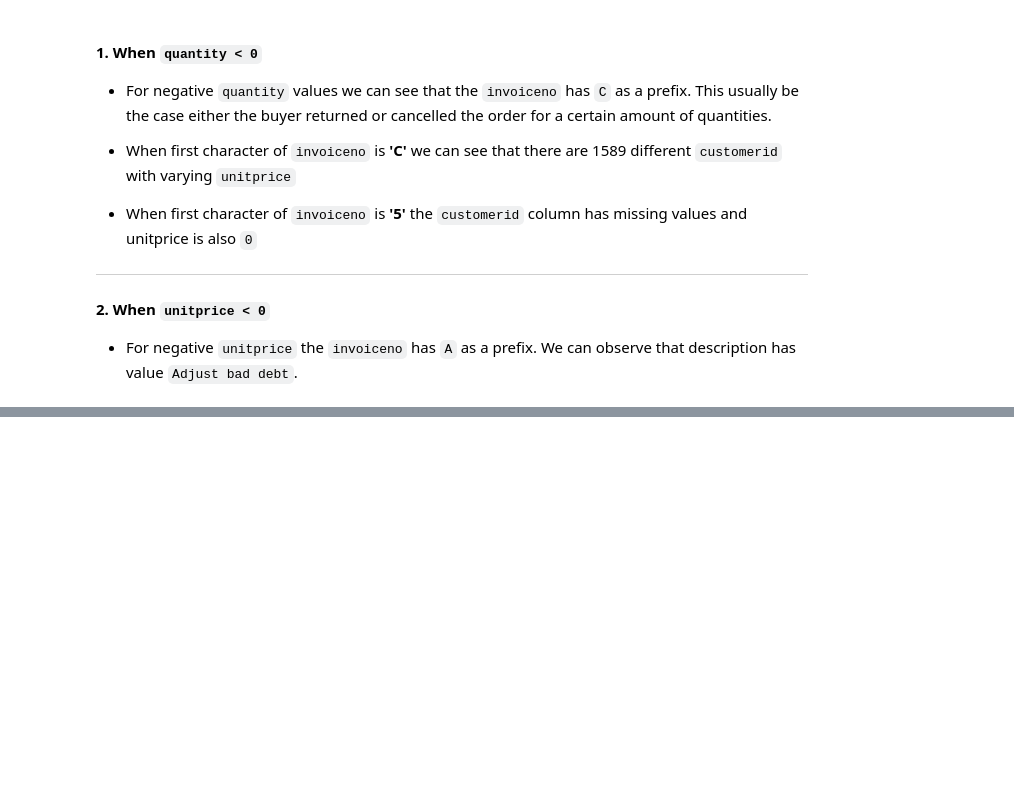
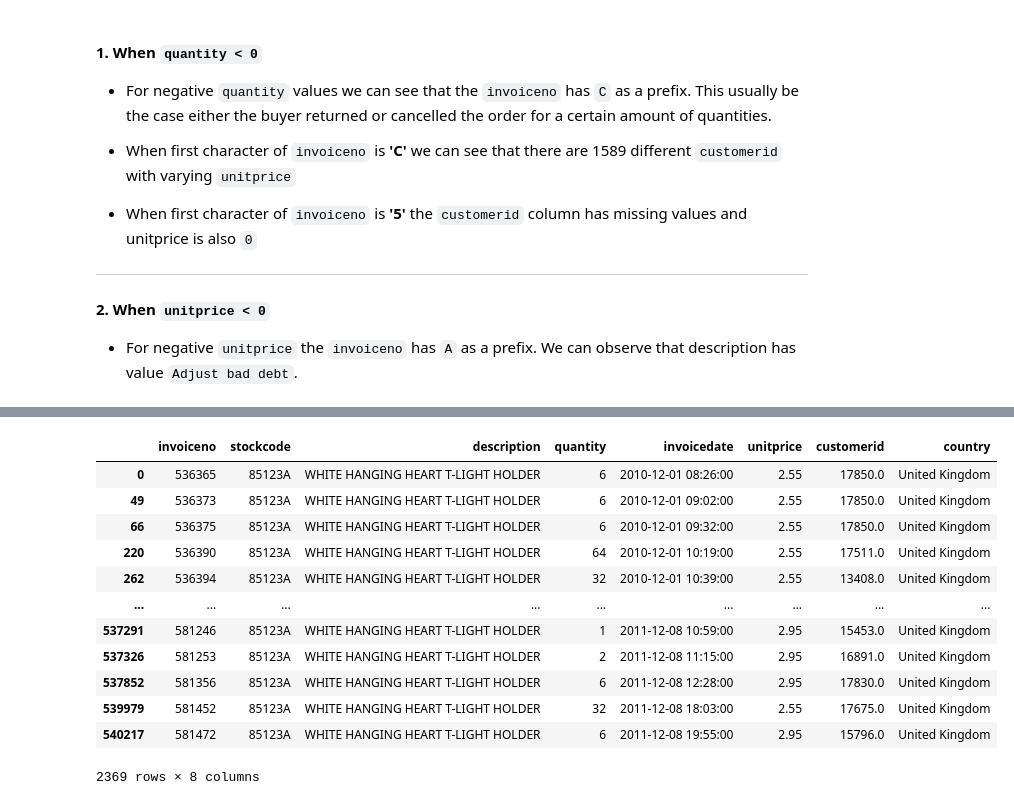
Before and after one commit to xsansha/Retail-Analytics, a Jupyter notebook: notebooks/3. Data_Transformation.ipynb, the cells around one changed output, grey strips where cells are left out. Drawn from its saved outputs; the diff is of its cells as text; code cells hidden in the pictures; blank space fills up the shorter version.

```diff
--- a/notebooks/3. Data_Transformation.ipynb
+++ b/notebooks/3. Data_Transformation.ipynb
@@ -126,0 +111,4 @@ display(negative_unit_price_df.head())
+# %%
+buyers_transaction_copy = buyers_transaction_df.copy(deep=True)
+
+buyers_transaction_copy["description"] = buyers_transaction_copy.description.astype(str)
@@ -126,0 +199,18 @@ display(negative_unit_price_df.head())
+# %%
+buyers_transaction_copy[
+                      buyers_transaction_copy["description"] == "WHITE HANGING HEART T-LIGHT HOLDER"
+                     ]
+# %% [output]
+|  | invoiceno | stockcode | description | quantity | invoicedate | unitprice | customerid | country |
+| 0 | 536365 | 85123A | WHITE HANGING HEART T-LIGHT HOLDER | 6 | 2010-12-01 08:26:00 | 2.55 | 17850.0 | United Kingdom |
+| 49 | 536373 | 85123A | WHITE HANGING HEART T-LIGHT HOLDER | 6 | 2010-12-01 09:02:00 | 2.55 | 17850.0 | United Kingdom |
+| 66 | 536375 | 85123A | WHITE HANGING HEART T-LIGHT HOLDER | 6 | 2010-12-01 09:32:00 | 2.55 | 17850.0 | United Kingdom |
+| 220 | 536390 | 85123A | WHITE HANGING HEART T-LIGHT HOLDER | 64 | 2010-12-01 10:19:00 | 2.55 | 17511.0 | United Kingdom |
+| 262 | 536394 | 85123A | WHITE HANGING HEART T-LIGHT HOLDER | 32 | 2010-12-01 10:39:00 | 2.55 | 13408.0 | United Kingdom |
+| ... | ... | ... | ... | ... | ... | ... | ... | ... |
+| 537291 | 581246 | 85123A | WHITE HANGING HEART T-LIGHT HOLDER | 1 | 2011-12-08 10:59:00 | 2.95 | 15453.0 | United Kingdom |
+| 537326 | 581253 | 85123A | WHITE HANGING HEART T-LIGHT HOLDER | 2 | 2011-12-08 11:15:00 | 2.95 | 16891.0 | United Kingdom |
+| 537852 | 581356 | 85123A | WHITE HANGING HEART T-LIGHT HOLDER | 6 | 2011-12-08 12:28:00 | 2.95 | 17830.0 | United Kingdom |
+| 539979 | 581452 | 85123A | WHITE HANGING HEART T-LIGHT HOLDER | 32 | 2011-12-08 18:03:00 | 2.55 | 17675.0 | United Kingdom |
+| 540217 | 581472 | 85123A | WHITE HANGING HEART T-LIGHT HOLDER | 6 | 2011-12-08 19:55:00 | 2.95 | 15796.0 | United Kingdom |
+2369 rows × 8 columns
```
Also changed, not shown: parts of 10 cells of this notebook.
